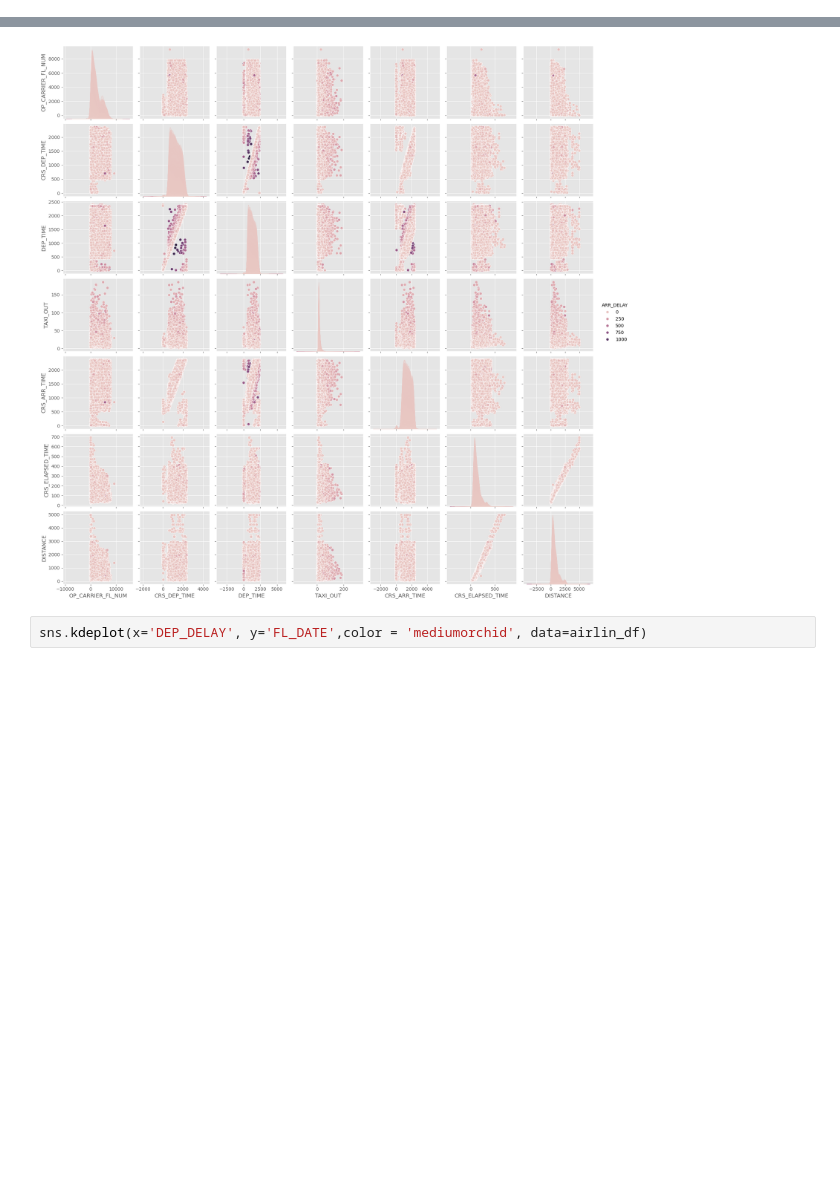
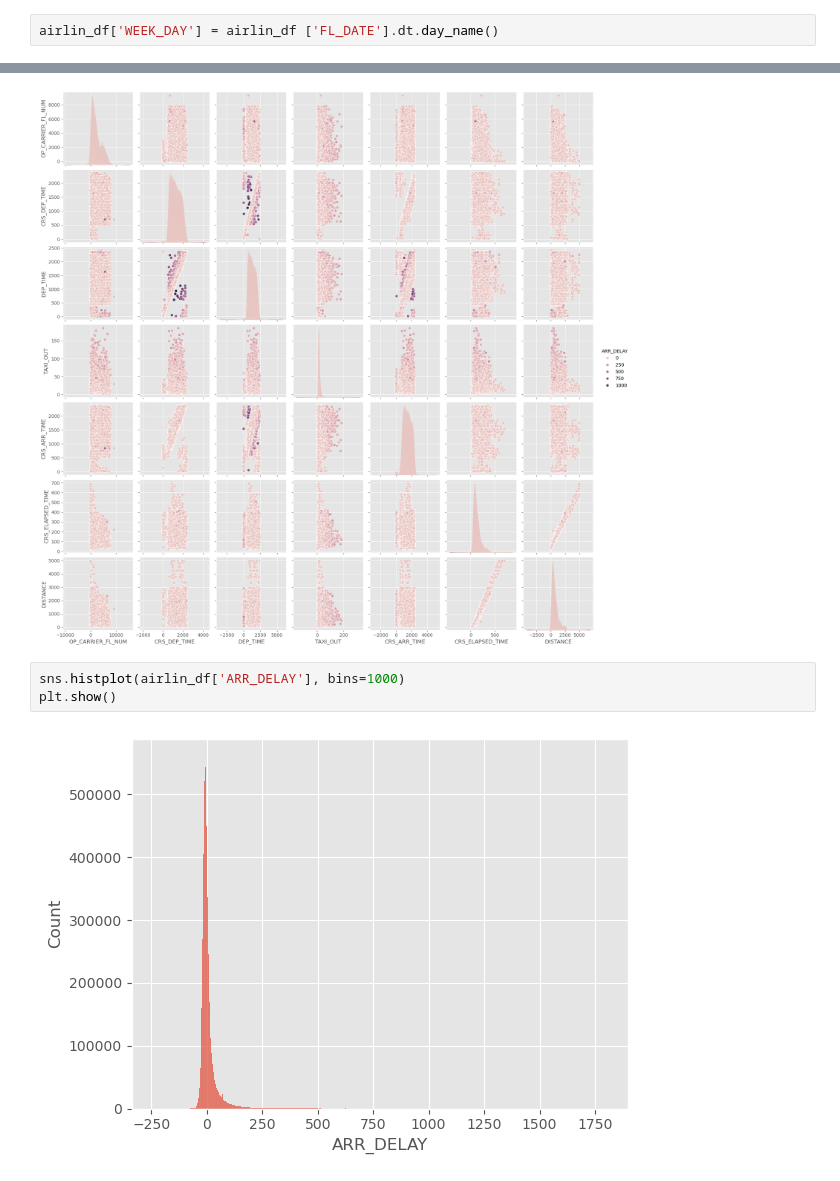
Before and after one commit to Andylmao/icd2024, a Jupyter notebook: practices/practica4ICD.ipynb, the cells around one changed output, grey strips where cells are left out. Saved outputs shown, nothing was run; the diff lists cells and outputs as text; blank space fills up the shorter version.

```diff
--- a/practices/practica4ICD.ipynb
+++ b/practices/practica4ICD.ipynb
@@ -186,0 +191,2 @@ Buscamos correlación entre distintas variables
+# %%
+airlin_df['WEEK_DAY'] = airlin_df ['FL_DATE'].dt.day_name()
@@ -221,5 +262,8 @@ sns.pairplot(sample_df, hue='ARR_DELAY', vars=columnas_interes)
 # %% [output]
 <seaborn.axisgrid.PairGrid at 0x...>
 [figure]
-# %%
-sns.kdeplot(x='DEP_DELAY', y='FL_DATE',color = 'mediumorchid', data=airlin_df)
+# %%
+sns.histplot(airlin_df['ARR_DELAY'], bins=1000)
+plt.show()
+# %% [output]
+[figure, added]
```
Also changed, not shown: parts of 21 cells of this notebook.
